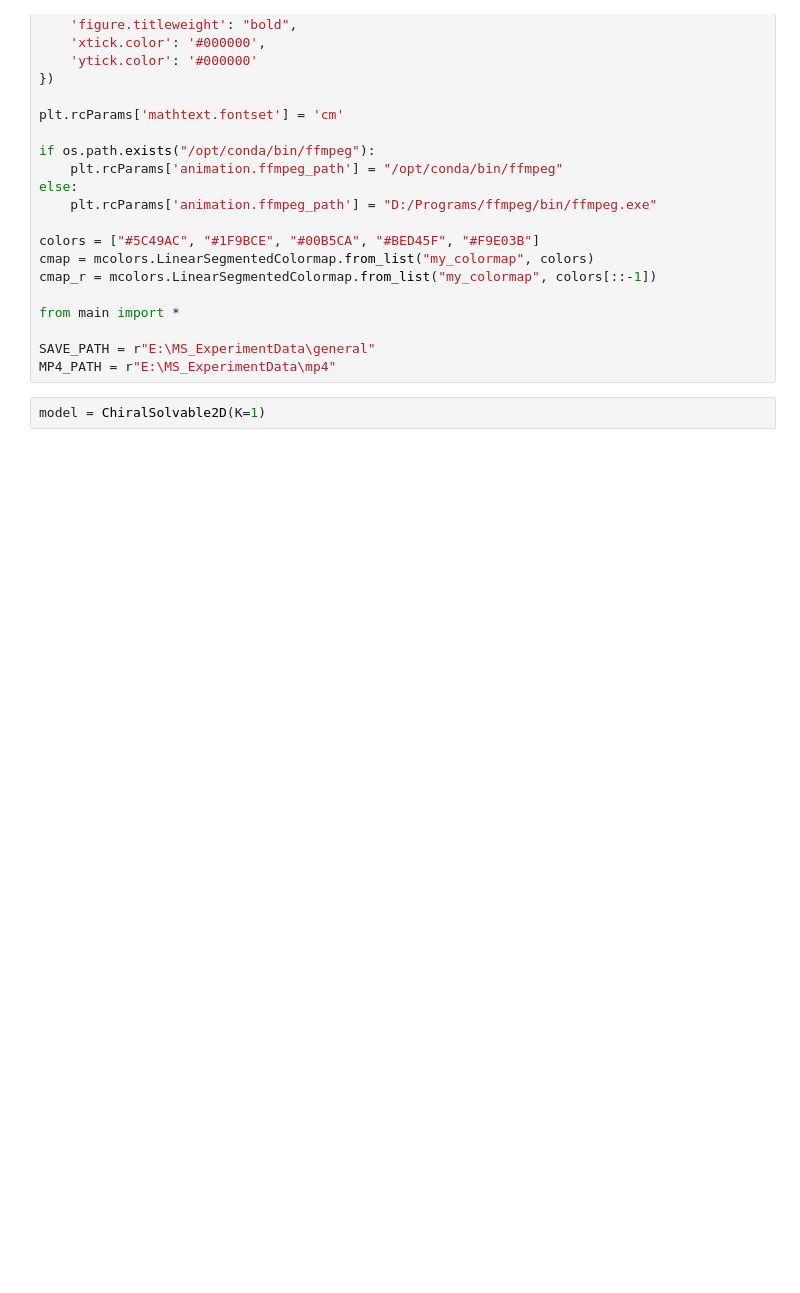
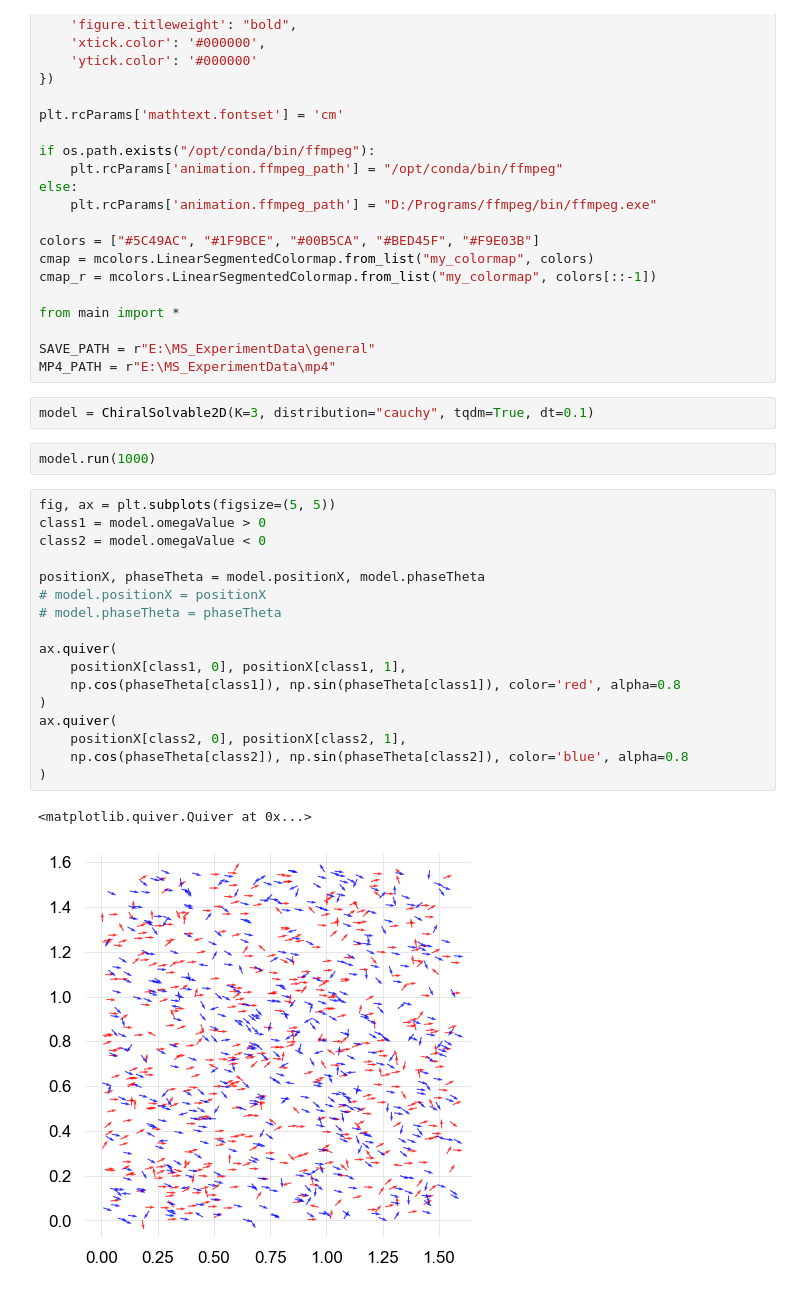
Before and after one commit to Than-Mark/Swarmalators-Experiment-Mobile, a Jupyter notebook: PJT_chiral_solvable_2D_sw/run.ipynb, the cells around one changed output. Drawn from its saved outputs; the diff is of its cells as text; blank space fills up the shorter version.

```diff
--- a/PJT_chiral_solvable_2D_sw/run.ipynb
+++ b/PJT_chiral_solvable_2D_sw/run.ipynb
@@ -59,4 +59,26 @@ from main import *
 SAVE_PATH = r"E:\MS_ExperimentData\general"
 MP4_PATH = r"E:\MS_ExperimentData\mp4"
 # %%
-model = ChiralSolvable2D(K=1)
+model = ChiralSolvable2D(K=3, distribution="cauchy", tqdm=True, dt=0.1)
+# %%
+model.run(1000)
+# %%
+fig, ax = plt.subplots(figsize=(5, 5))
+class1 = model.omegaValue > 0
+class2 = model.omegaValue < 0
+
+positionX, phaseTheta = model.positionX, model.phaseTheta
+# model.positionX = positionX
+# model.phaseTheta = phaseTheta
+
+ax.quiver(
+    positionX[class1, 0], positionX[class1, 1],
+    np.cos(phaseTheta[class1]), np.sin(phaseTheta[class1]), color='red', alpha=0.8
+)
+ax.quiver(
+    positionX[class2, 0], positionX[class2, 1],
+    np.cos(phaseTheta[class2]), np.sin(phaseTheta[class2]), color='blue', alpha=0.8
+)
+# %% [output]
+<matplotlib.quiver.Quiver at 0x...>
+[figure, added]
```
Also changed, not shown: 1 other file.
